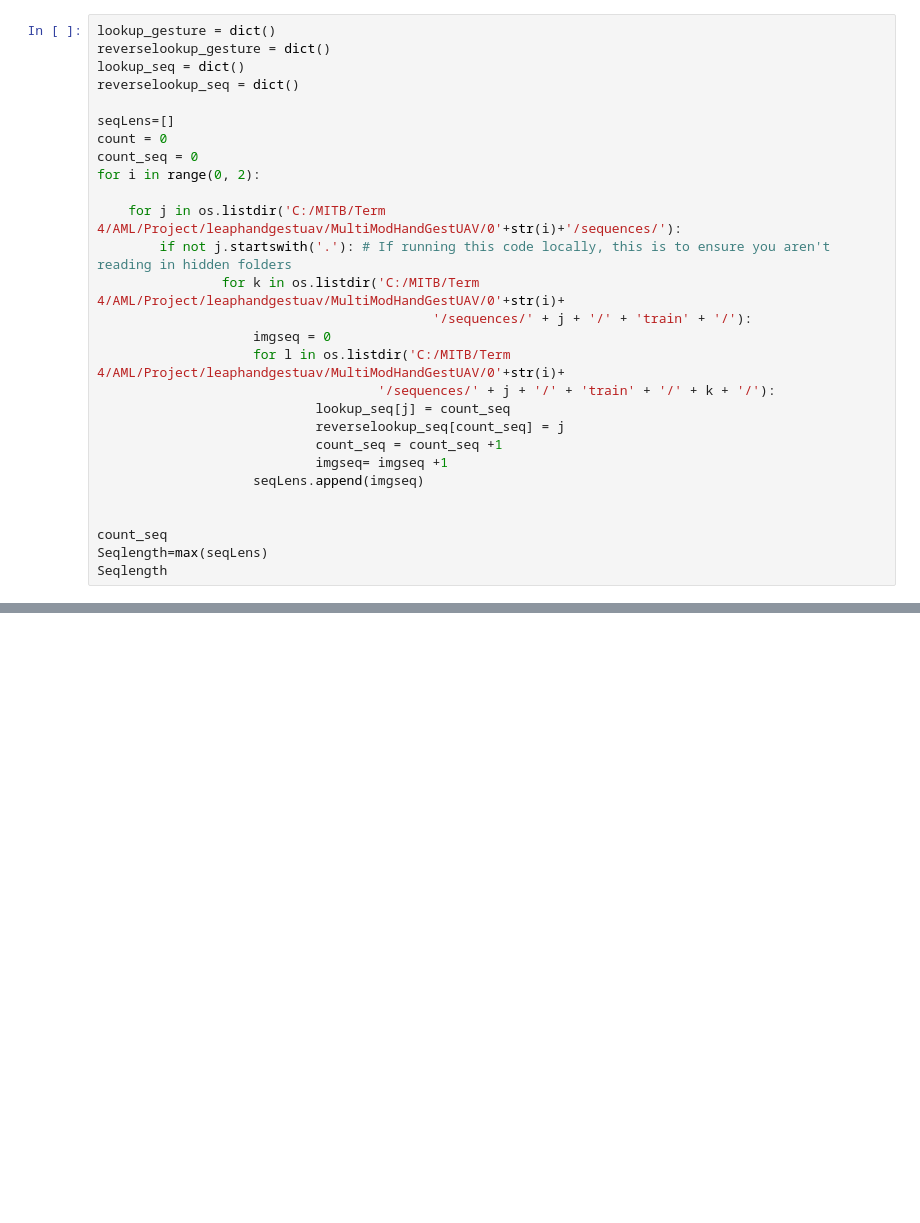
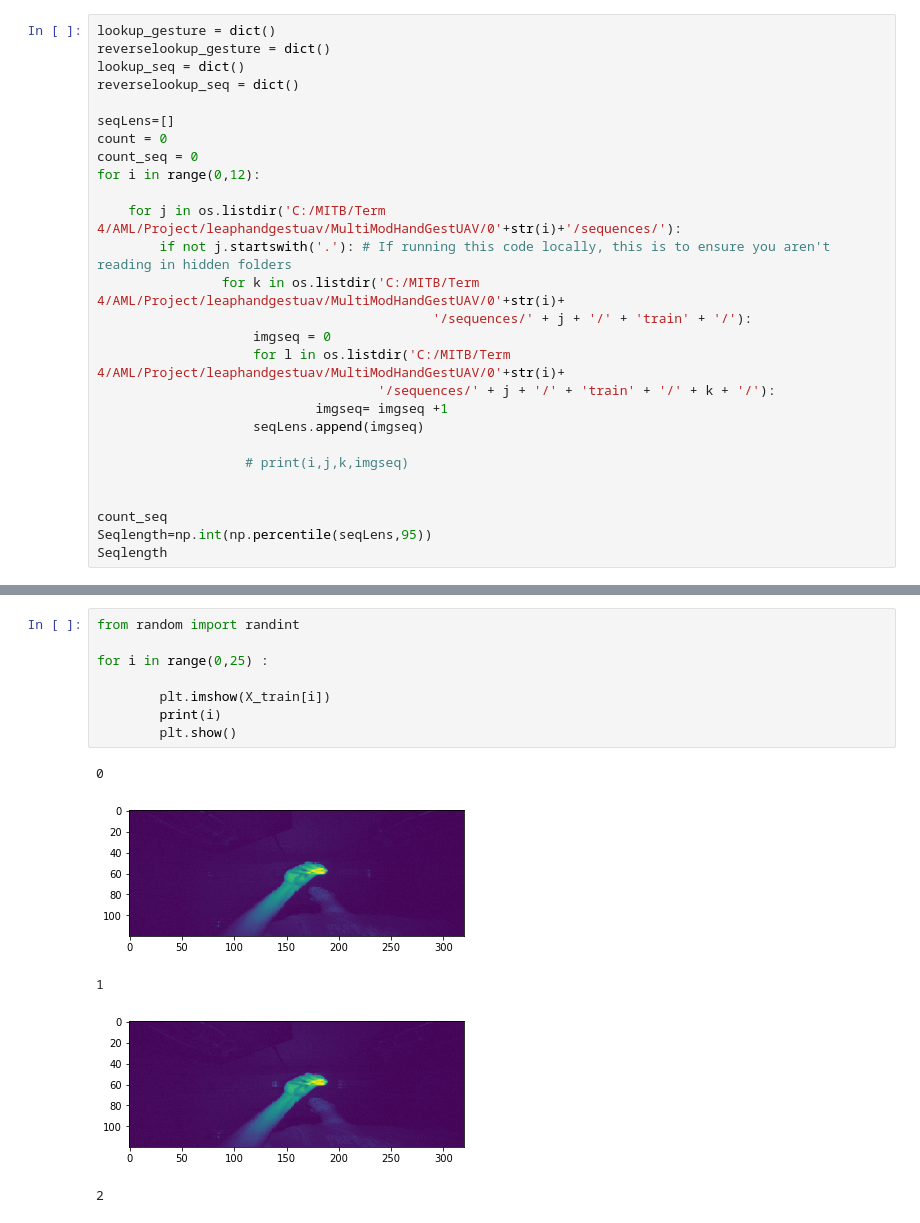
Before and after one commit to Oracle1983/AMLgrp2, a Jupyter notebook: scripts/Project_v1.4_CNN_LSTM.ipynb, the cells around one changed output, grey strips where cells are left out. Saved outputs shown, nothing was run; the diff lists cells and outputs as text; blank space fills up the shorter version.

Commit message:
Project_V1.5_CNN_LSTM
Sequence length fixed at 95th percentile of sequence length of all sample. test Accuracy improved to 86% and F1 score 84%

```diff
--- a/scripts/Project_v1.4_CNN_LSTM.ipynb
+++ b/scripts/Project_v1.4_CNN_LSTM.ipynb
@@ -26,7 +24,7 @@ reverselookup_seq = dict()
 seqLens=[]
 count = 0
 count_seq = 0
-for i in range(0, 2):
+for i in range(0,12):
 
     for j in os.listdir('C:/MITB/Term 4/AML/Project/leaphandgestuav/MultiModHandGestUAV/0'+str(i)+'/sequences/'):
         if not j.startswith('.'): # If running this code locally, this is to ensure you aren't reading in hidden folders
@@ -35,14 +33,13 @@ for i in range(0, 2):
                     imgseq = 0
                     for l in os.listdir('C:/MITB/Term 4/AML/Project/leaphandgestuav/MultiModHandGestUAV/0'+str(i)+
                                     '/sequences/' + j + '/' + 'train' + '/' + k + '/'):
-                            lookup_seq[j] = count_seq
-                            reverselookup_seq[count_seq] = j
-                            count_seq = count_seq +1
                             imgseq= imgseq +1
                     seqLens.append(imgseq)
 
+                   # print(i,j,k,imgseq)
+
 
 count_seq
-Seqlength=max(seqLens)
+Seqlength=np.int(np.percentile(seqLens,95))
 Seqlength
 # %% [output]
@@ -198,0 +170,14 @@ print(x_test.shape)
+# %%
+from random import randint
+
+for i in range(0,25) :
+
+        plt.imshow(X_train[i])
+        print(i)
+        plt.show()
+# %% [output]
+0
+[figure, added]
+1
+[figure, added]
+2
```
Also changed, not shown: parts of 18 cells of this notebook.
